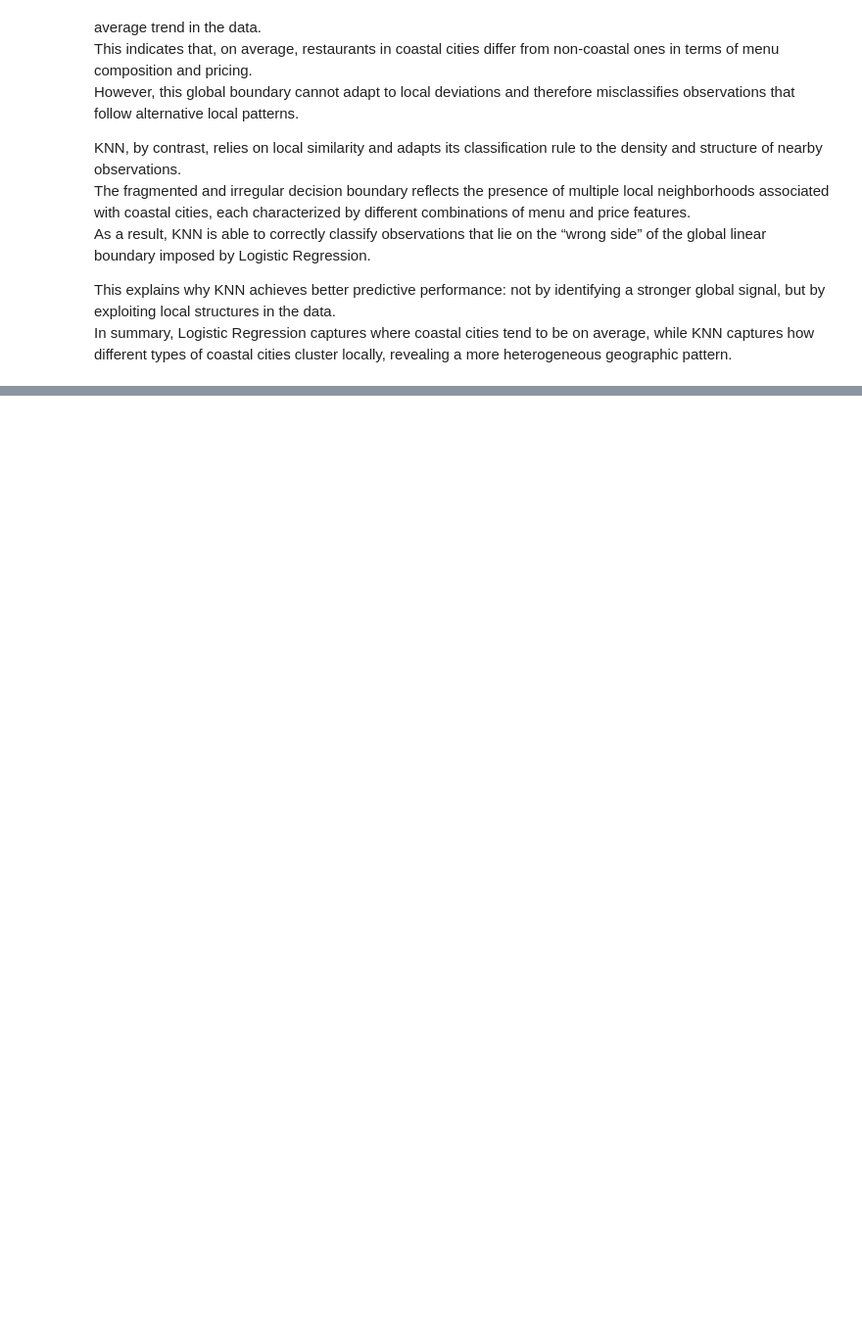
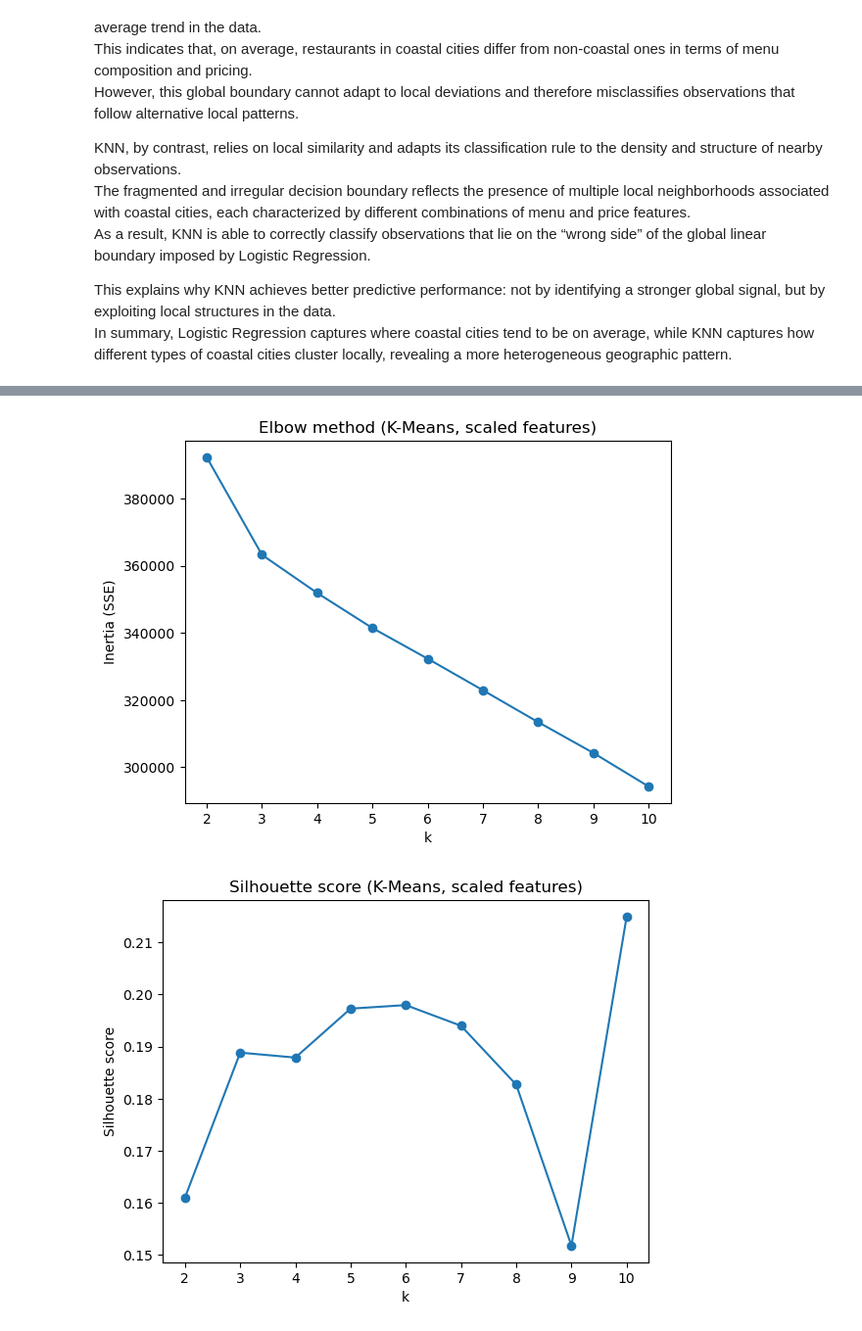
Before and after one commit to emanuelegaliano/Fundamentals-of-Data-Analysis, a Jupyter notebook: progetto.ipynb, the cells around one changed output, grey strips where cells are left out. Shown at 98% size. Saved outputs shown, nothing was run; the diff lists cells and outputs as text; code cells hidden in the pictures; blank space fills up the shorter version.

Commit message:
Added clustering and PCA.

```diff
--- a/progetto.ipynb
+++ b/progetto.ipynb
@@ -2869,0 +3007,73 @@ In summary, Logistic Regression captures where coastal cities tend to be on aver
+# %%
+# ----------------------------
+# K-Means clustering on df_model (scaled features)
+# - excludes menus_cluster_id (derived from previous clustering)
+# - median imputation + standardization
+# - elbow plot + silhouette plot
+# ----------------------------
+
+import numpy as np
+import pandas as pd
+import matplotlib.pyplot as plt
+
+from sklearn.impute import SimpleImputer
+from sklearn.preprocessing import StandardScaler
+from sklearn.cluster import KMeans
+from sklearn.metrics import silhouette_score
+
+# 1) Select numeric features and drop derived clustering feature(s)
+X_raw = (
+    df_model
+    .select_dtypes(include=[np.number])
+    .drop(columns=["menus_cluster_id"], errors="ignore")
+    .replace([np.inf, -np.inf], np.nan)
+)
+
+# 2) Impute + scale (CRUCIAL for K-Means)
+imputer = SimpleImputer(strategy="median")
+scaler = StandardScaler()
+
+X_imp = imputer.fit_transform(X_raw)
+X_scaled = scaler.fit_transform(X_imp)
+
+# 3) Choose k using Elbow (inertia) + Silhouette
+k_range = range(2, 11)
+inertias = []
+silhouettes = []
+
+for k in k_range:
+    km = KMeans(n_clusters=k, n_init=20, random_state=42)
+    labels = km.fit_predict(X_scaled)
+    inertias.append(km.inertia_)
+    silhouettes.append(silhouette_score(X_scaled, labels))
+
+# --- Elbow plot (inertia) ---
+plt.figure()
+plt.plot(list(k_range), inertias, marker="o")
+plt.xlabel("k")
+plt.ylabel("Inertia (SSE)")
+plt.title("Elbow method (K-Means, scaled features)")
+plt.show()
+
+# --- Silhouette plot ---
+plt.figure()
+plt.plot(list(k_range), silhouettes, marker="o")
+plt.xlabel("k")
+plt.ylabel("Silhouette score")
+plt.title("Silhouette score (K-Means, scaled features)")
+plt.show()
+
+# 4) Select best k (by silhouette) and fit final model
+best_k = int(list(k_range)[int(np.argmax(silhouettes))])
+print("Best k (by silhouette):", best_k)
+
+kmeans = KMeans(n_clusters=best_k, n_init=50, random_state=42)
+cluster_labels = kmeans.fit_predict(X_scaled)
+
+# 5) Quick sanity check: cluster sizes
+cluster_sizes = pd.Series(cluster_labels).value_counts().sort_index()
+print("\nCluster sizes:")
+print(cluster_sizes)
+# %% [output]
+[figure, added]
+[figure, added]
```
Also changed, not shown: parts of 34 cells of this notebook.
